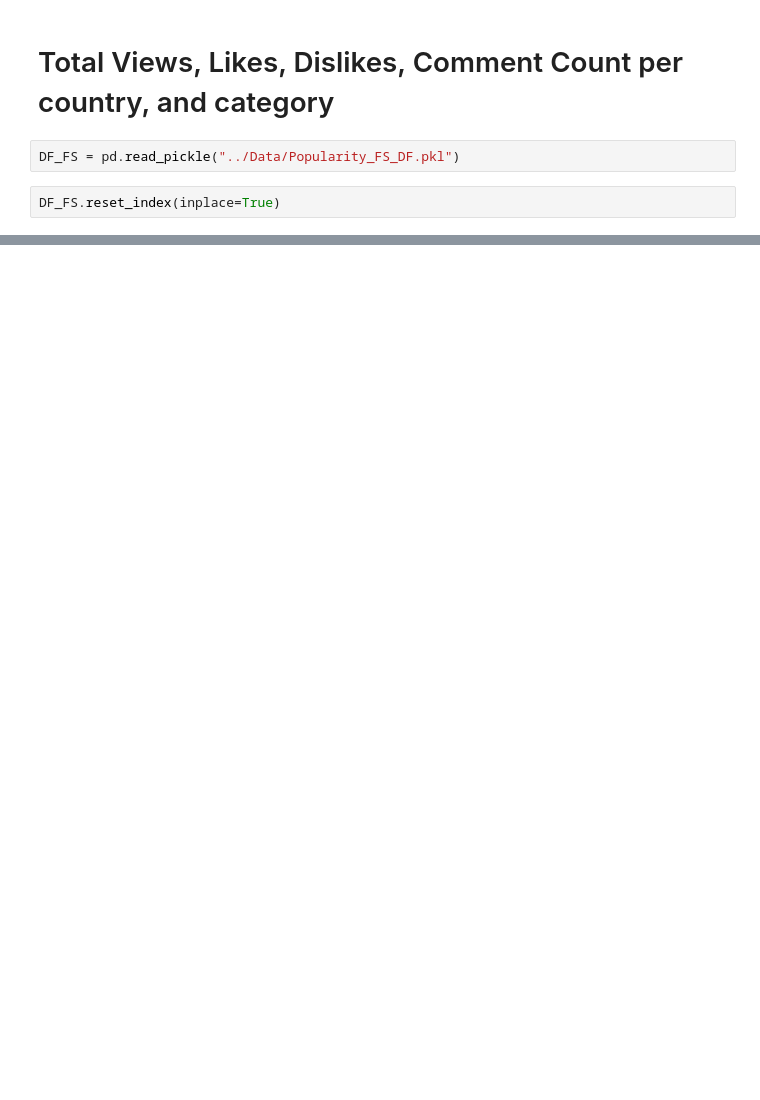
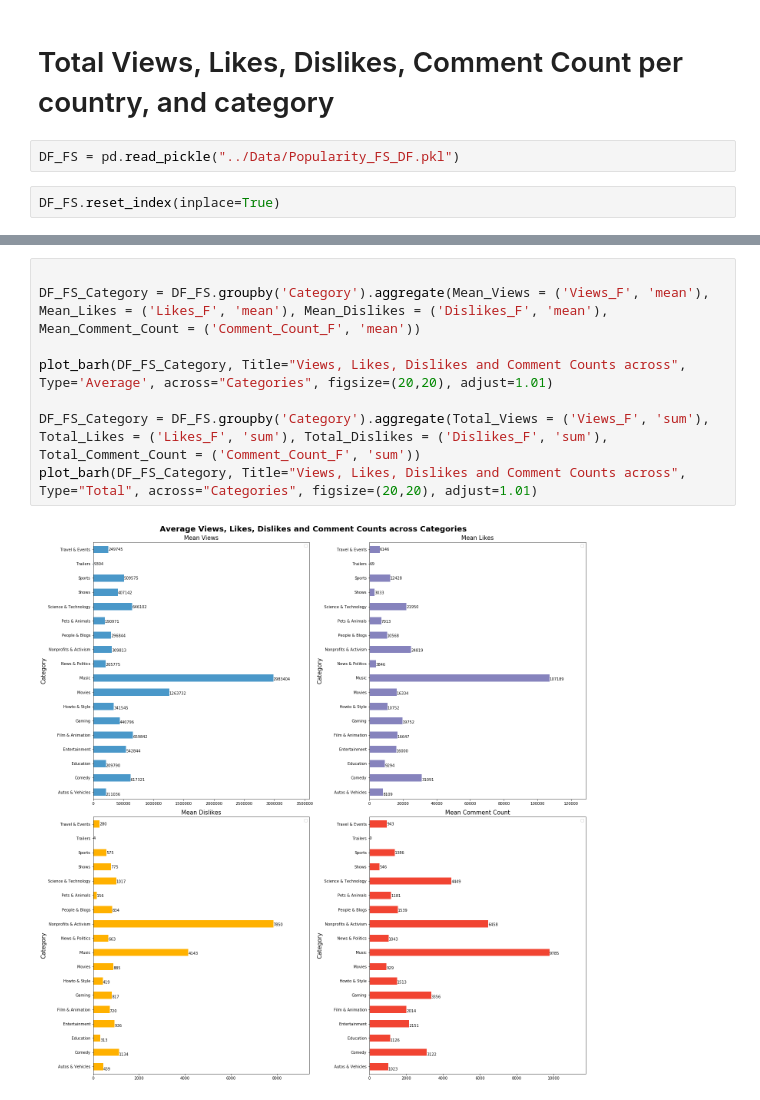
Before and after one commit to bnarath/YouTube_Trending, a Jupyter notebook: youtube-trending/Code/Numeric_Variables_InProgress.ipynb, the cells around one changed output, grey strips where cells are left out. Saved outputs shown, nothing was run; the diff lists cells and outputs as text; blank space fills up the shorter version.

```diff
--- a/youtube-trending/Code/Numeric_Variables_InProgress.ipynb
+++ b/youtube-trending/Code/Numeric_Variables_InProgress.ipynb
@@ -179,0 +188,10 @@ Index(['video_id', 'viewing_country', 'Total_Trend_Days', 'Video_Title',
+# %%
+
+DF_FS_Category = DF_FS.groupby('Category').aggregate(Mean_Views = ('Views_F', 'mean'), Mean_Likes = ('Likes_F', 'mean'), Mean_Dislikes = ('Dislikes_F', 'mean'), Mean_Comment_Count = ('Comment_Count_F', 'mean'))
+
+plot_barh(DF_FS_Category, Title="Views, Likes, Dislikes and Comment Counts across", Type='Average', across="Categories", figsize=(20,20), adjust=1.01)
+
+DF_FS_Category = DF_FS.groupby('Category').aggregate(Total_Views = ('Views_F', 'sum'), Total_Likes = ('Likes_F', 'sum'), Total_Dislikes = ('Dislikes_F', 'sum'), Total_Comment_Count = ('Comment_Count_F', 'sum'))
+plot_barh(DF_FS_Category, Title="Views, Likes, Dislikes and Comment Counts across", Type="Total", across="Categories", figsize=(20,20), adjust=1.01)
+# %% [output]
+[figure, added]
```
Also changed, not shown: parts of 11 cells of this notebook, 27 other files.
